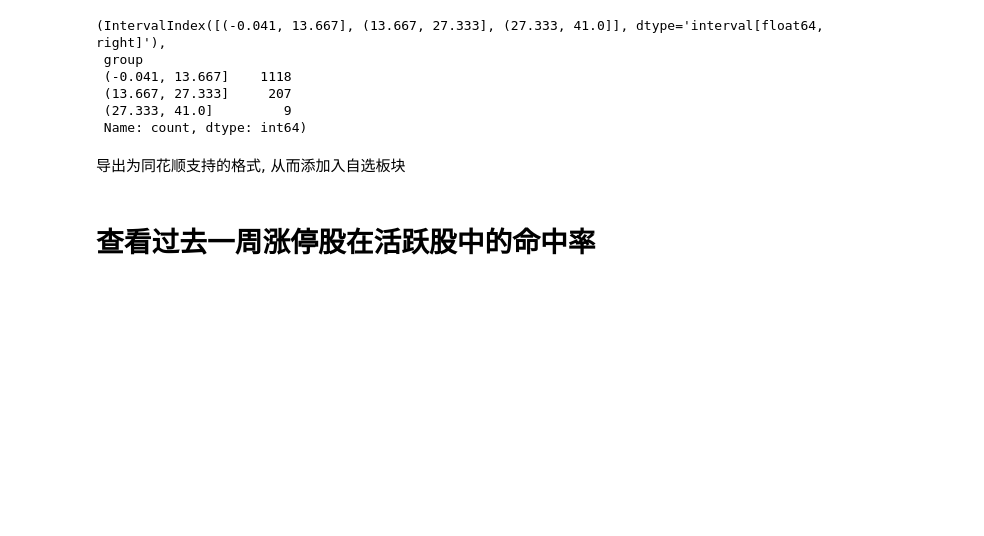
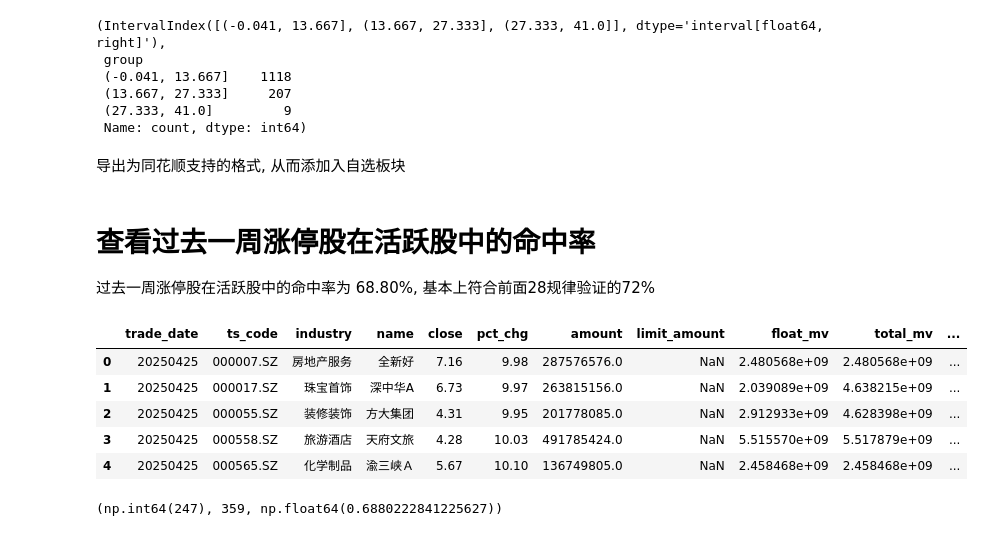
Before and after one commit to jackwang0108/stock, a Jupyter notebook: src/app/activeness.ipynb, the cells around one changed output. Drawn from its saved outputs; the diff is of its cells as text; code cells hidden in the pictures; blank space fills up the shorter version.

```diff
--- a/src/app/activeness.ipynb
+++ b/src/app/activeness.ipynb
@@ -193,3 +193,32 @@ for i, g in enumerate(groups[::-1]):
         f.write("\n".join(core_df[core_df["group"] == g]["symbol"].tolist()))
 # %% [markdown]
 # 查看过去一周涨停股在活跃股中的命中率
+
+过去一周涨停股在活跃股中的命中率为 68.80%, 基本上符合前面28规律验证的72%
+# %%
+end = proxy.last_trade_date(weekday=5, return_str=False)
+start = get_relative_trade_day(5, end_date=end, return_str=False) + timedelta(days=1)
+
+up_shares = proxy.limit_list_d(
+    start_date=start.strftime("%Y%m%d"),
+    end_date=end.strftime("%Y%m%d"),
+    limit_type="U"
+)
+up_shares[-1].head(5)
+# %% [output]
+|  | trade_date | ts_code | industry | name | close | pct_chg | amount | limit_amount | float_mv | total_mv | ... |
+| 0 | 20250425 | 000007.SZ | 房地产服务 | 全新好 | 7.16 | 9.98 | 287576576.0 | NaN | 2.480568e+09 | 2.480568e+09 | ... |
+| 1 | 20250425 | 000017.SZ | 珠宝首饰 | 深中华A | 6.73 | 9.97 | 263815156.0 | NaN | 2.039089e+09 | 4.638215e+09 | ... |
+| 2 | 20250425 | 000055.SZ | 装修装饰 | 方大集团 | 4.31 | 9.95 | 201778085.0 | NaN | 2.912933e+09 | 4.628398e+09 | ... |
+| 3 | 20250425 | 000558.SZ | 旅游酒店 | 天府文旅 | 4.28 | 10.03 | 491785424.0 | NaN | 5.515570e+09 | 5.517879e+09 | ... |
+| 4 | 20250425 | 000565.SZ | 化学制品 | 渝三峡Ａ | 5.67 | 10.10 | 136749805.0 | NaN | 2.458468e+09 | 2.458468e+09 | ... |
+# %%
+up_df = pd.concat(up_shares, axis=0).reset_index(drop=True)
+up_ts_code = up_df["ts_code"].copy()
+core_ts_code = core_df["ts_code"].copy().drop_duplicates()
+
+in_mask = up_ts_code.isin(core_ts_code)
+count = in_mask.sum()
+count, up_ts_code.size, count / up_ts_code.size
+# %% [output]
+(np.int64(247), 359, np.float64(0.6880222841225627))
```
Also changed, not shown: parts of 1 cell of this notebook.
